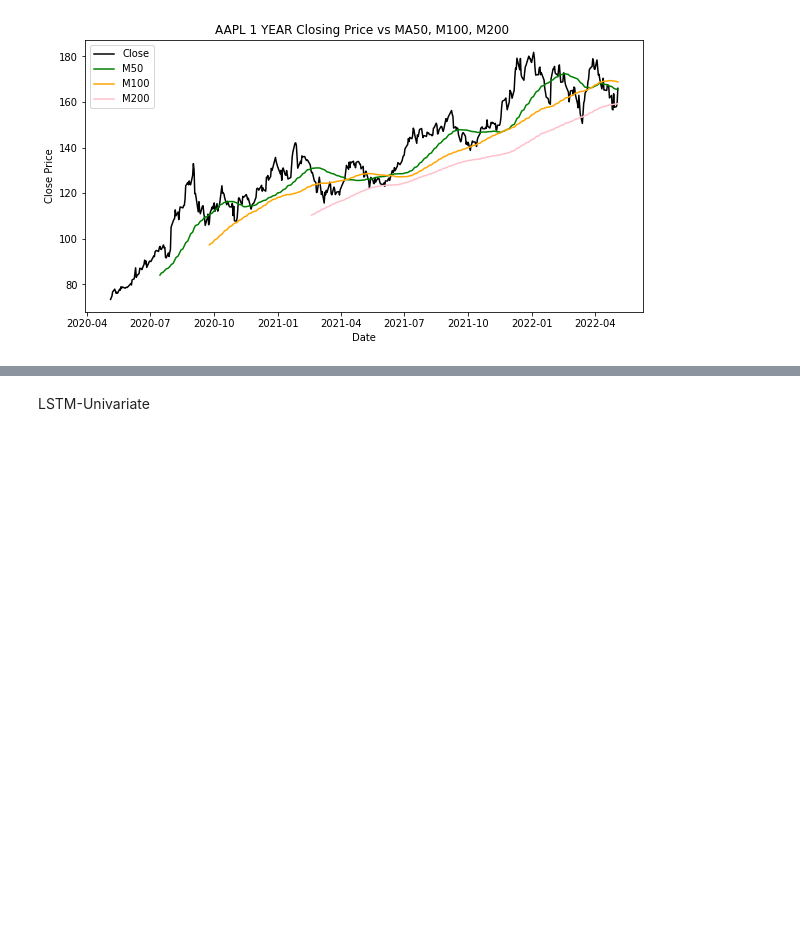
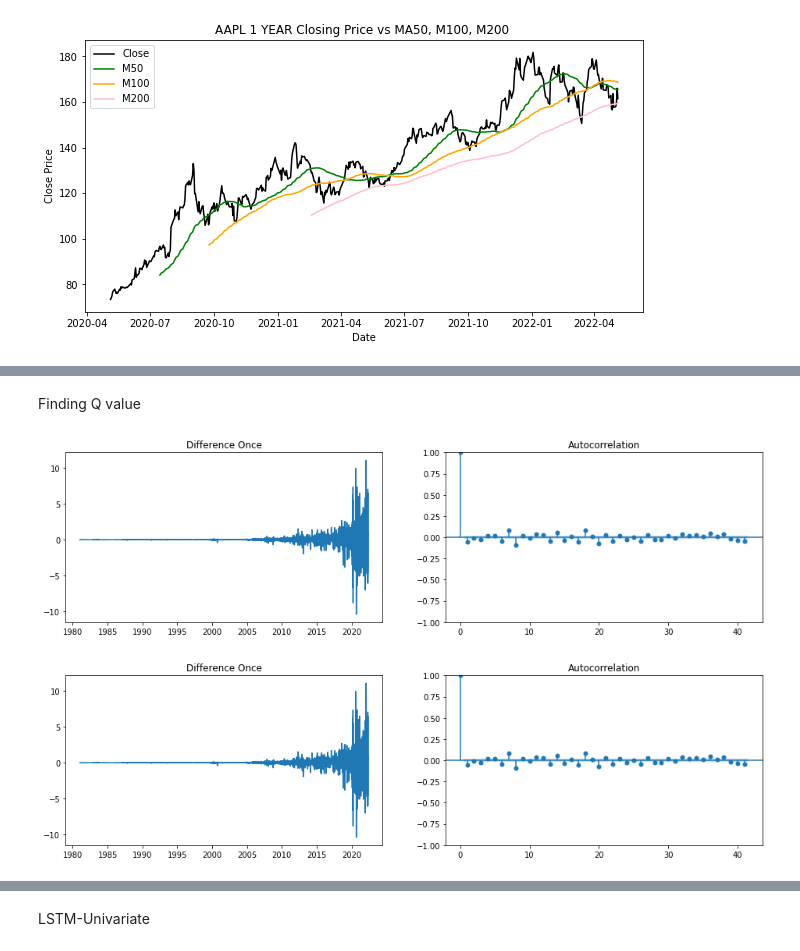
Before and after one commit to shrestha-rahul/Dissertation-Project, a Jupyter notebook: Machine Learning/Regression_Models.ipynb, the cells around one changed output, grey strips where cells are left out. Cells and saved outputs as stored; diff of their text form; code cells hidden in the pictures; blank space fills up the shorter version.

```diff
--- a/Machine Learning/Regression_Models.ipynb
+++ b/Machine Learning/Regression_Models.ipynb
@@ -453,0 +529,14 @@ plt.show()
+# %% [markdown]
+Finding Q value
+# %%
+from statsmodels.graphics.tsaplots import plot_acf
+diff = dataset.Close.diff().dropna()
+
+fig, (ax1, ax2) = plt.subplots(1,2, figsize=(16,4))
+ax1.plot(diff)
+ax1.set_title("Difference Once")
+ax2.set_ylim(0,1)
+plot_acf(diff, ax=ax2)
+# %% [output]
+[figure, added]
+[figure, added]
```
Also changed, not shown: parts of 36 cells of this notebook, 24 other files.
